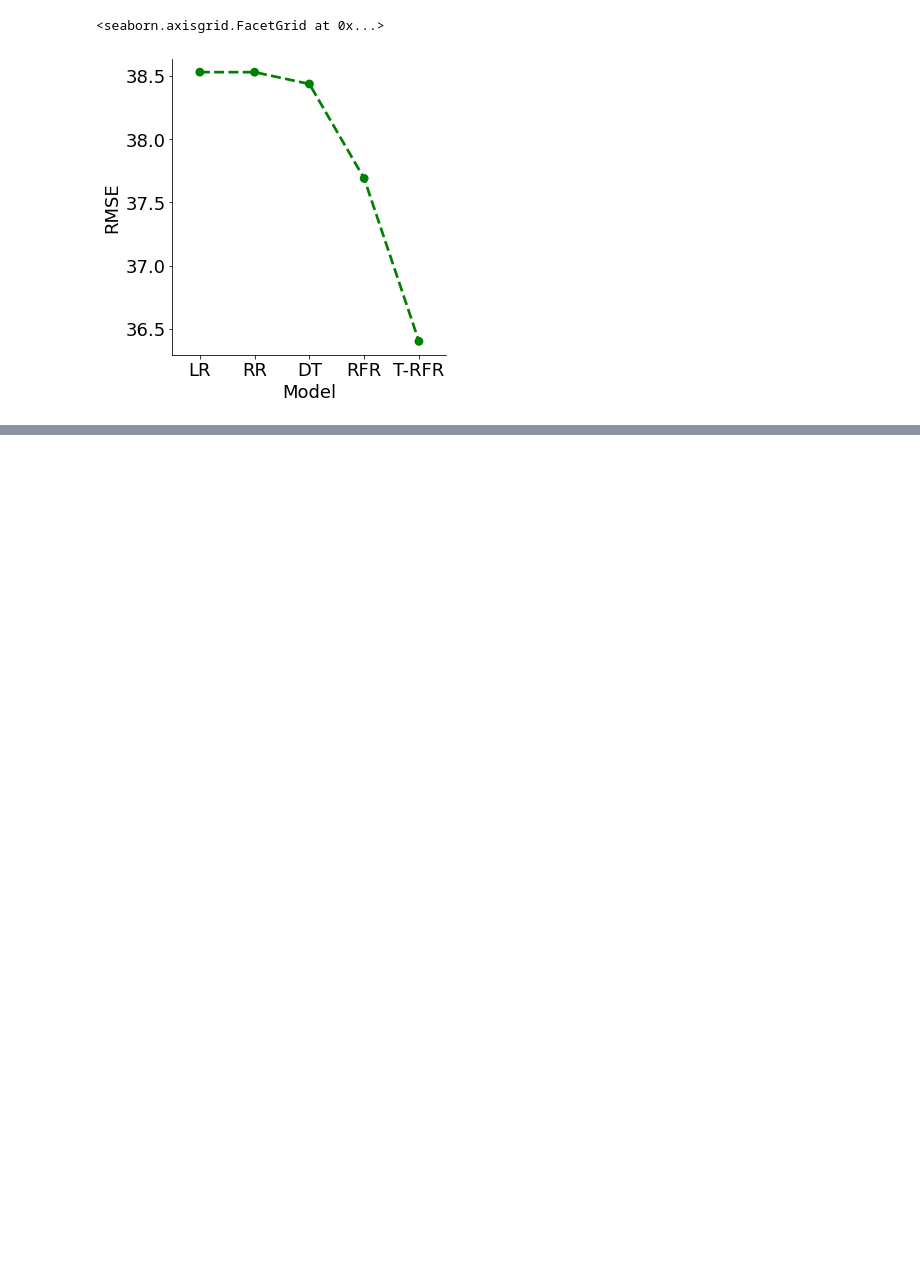
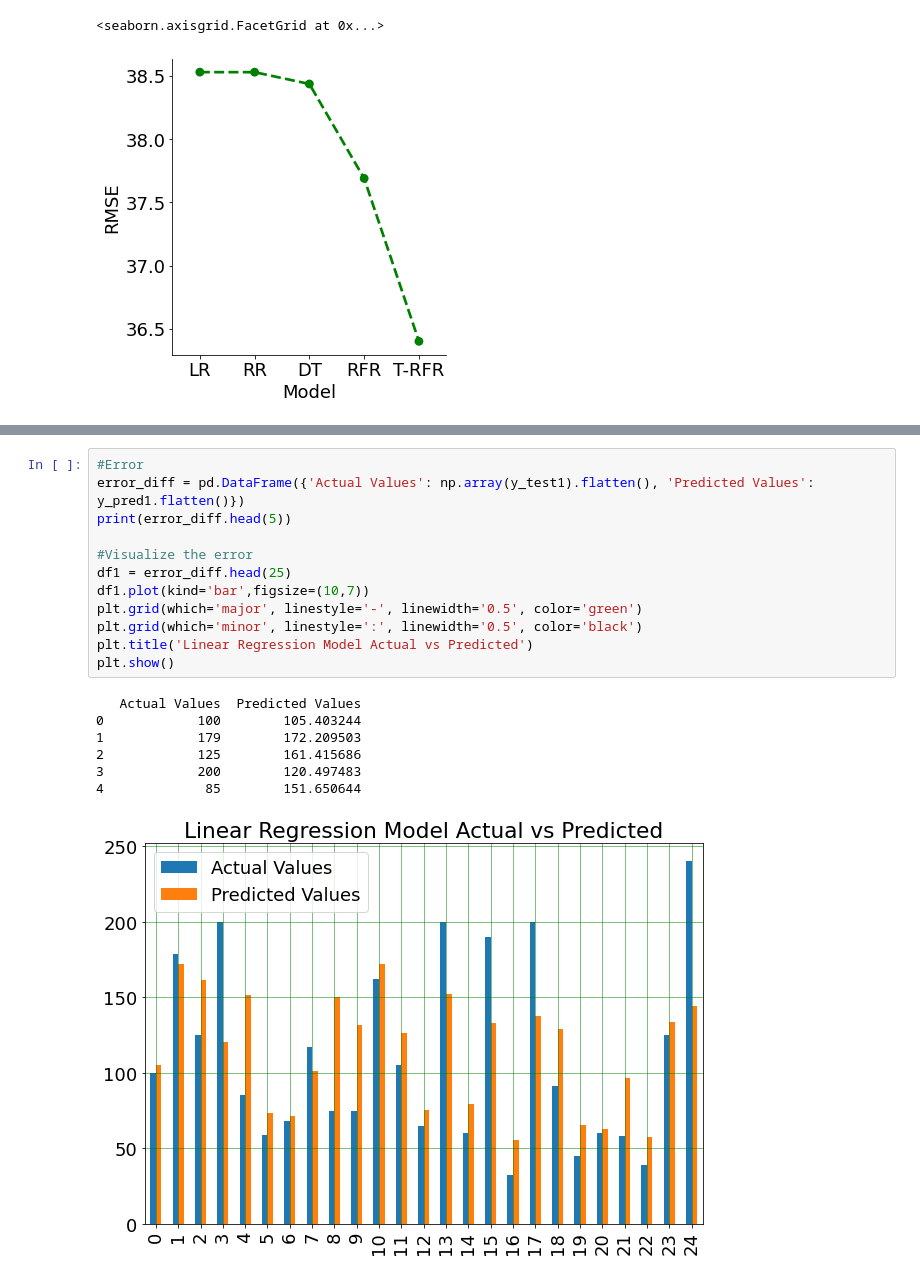
Before and after one commit to dev-aniketsingh/AirBnbSeniorProject, a Jupyter notebook: src/PythonCode/airbnbPython.ipynb, the cells around one changed output, grey strips where cells are left out. Drawn from its saved outputs; the diff is of its cells as text; blank space fills up the shorter version.

```diff
--- a/src/PythonCode/airbnbPython.ipynb
+++ b/src/PythonCode/airbnbPython.ipynb
@@ -668,0 +716,20 @@ sns.catplot(x="Model", y="RMSE", linestyles=["--"],
+# %%
+#Error
+error_diff = pd.DataFrame({'Actual Values': np.array(y_test1).flatten(), 'Predicted Values': y_pred1.flatten()})
+print(error_diff.head(5))
+
+#Visualize the error
+df1 = error_diff.head(25)
+df1.plot(kind='bar',figsize=(10,7))
+plt.grid(which='major', linestyle='-', linewidth='0.5', color='green')
+plt.grid(which='minor', linestyle=':', linewidth='0.5', color='black')
+plt.title('Linear Regression Model Actual vs Predicted')
+plt.show()
+# %% [output]
+   Actual Values  Predicted Values
+0            100        105.403244
+1            179        172.209503
+2            125        161.415686
+3            200        120.497483
+4             85        151.650644
+[figure, added]
```
Also changed, not shown: parts of 28 cells of this notebook, 11 other files.
